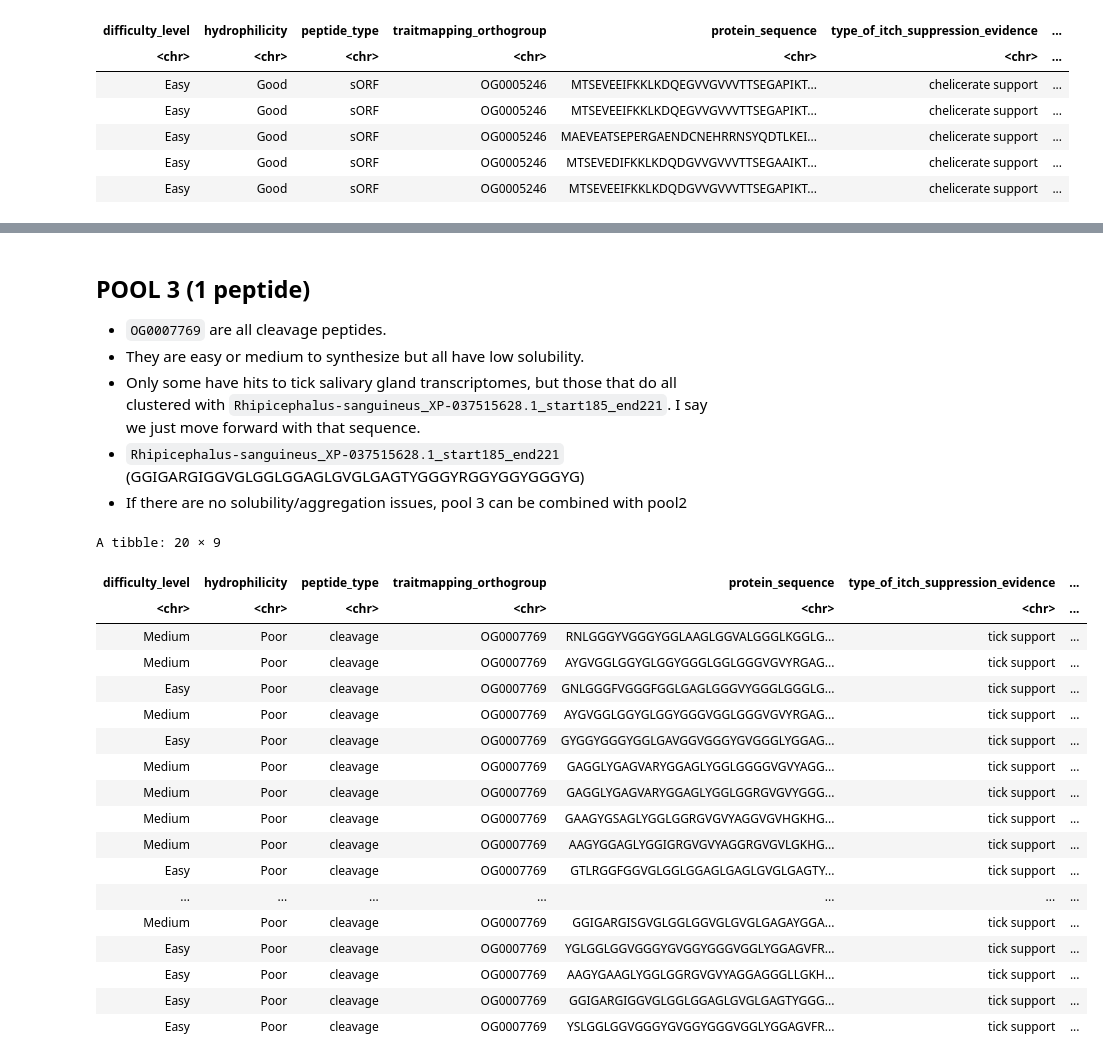
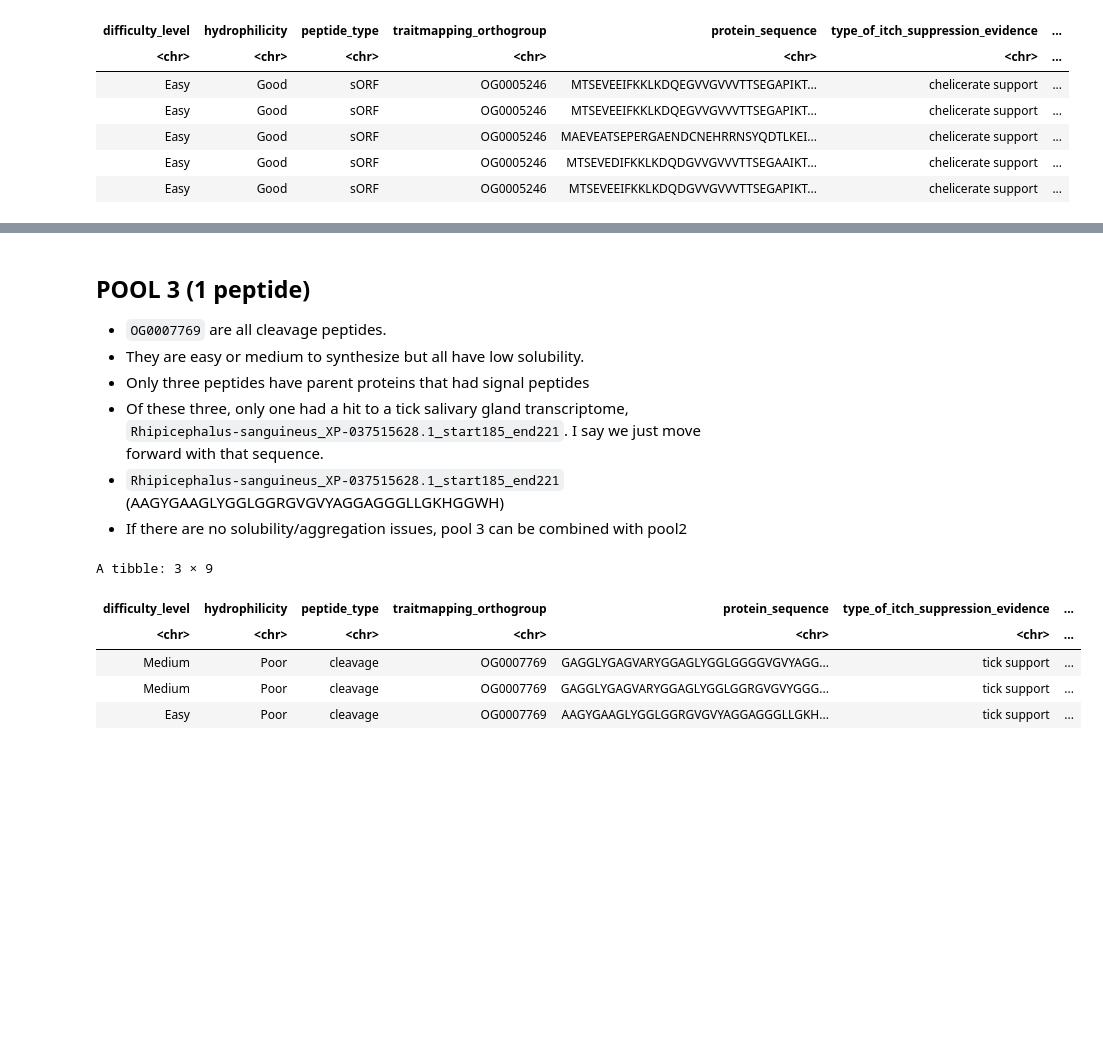
Before and after one commit to Arcadia-Science/2024-chelicerate-phylogenomics-peptides, a Jupyter notebook: notebooks/20240418-peptides-into-pools.ipynb, the cells around one changed output, grey strips where cells are left out. Cells and saved outputs as stored; diff of their text form; code cells hidden in the pictures; blank space fills up the shorter version.

```diff
--- a/notebooks/20240418-peptides-into-pools.ipynb
+++ b/notebooks/20240418-peptides-into-pools.ipynb
@@ -385,38 +347,27 @@ A tibble: 17 × 6
 
 * `OG0007769` are all cleavage peptides.
 * They are easy or medium to synthesize but all have low solubility.
-* Only some have hits to tick salivary gland transcriptomes, but those that do all clustered with `Rhipicephalus-sanguineus_XP-037515628.1_start185_end221`. I say we just move forward with that sequence.
-* `Rhipicephalus-sanguineus_XP-037515628.1_start185_end221` (GGIGARGIGGVGLGGLGGAGLGVGLGAGTYGGGYRGGYGGYGGGYG)
+* Only three peptides have parent proteins that had signal peptides
+* Of these three, only one had a hit to a tick salivary gland transcriptome, `Rhipicephalus-sanguineus_XP-037515628.1_start185_end221`. I say we just move forward with that sequence.
+* `Rhipicephalus-sanguineus_XP-037515628.1_start185_end221` (AAGYGAAGLYGGLGGRGVGVYAGGAGGGLLGKHGGWH)
 * If there are no solubility/aggregation issues, pool 3 can be combined with pool2
 # %%
 OG0007769 <- predictions %>%
+  filter(traitmapping_deepsig_feature == "Signal peptide") %>%
   select(difficulty_level, hydrophilicity, peptide_type, traitmapping_orthogroup, protein_sequence,
            type_of_itch_suppression_evidence, mmseqs2_representative_sequence, peptide_id, evidence_of_itch_suppression, sgpeptide_blast_sseqid) %>%
   filter(traitmapping_orthogroup == "OG0007769") %>%
   filter(difficulty_level %in% c("Easy", "Medium")) %>%
   filter(evidence_of_itch_suppression == "evidence of itch suppression") %>%
   select(-evidence_of_itch_suppression)
 OG0007769
 # %% [output]
-A tibble: 20 × 9
+A tibble: 3 × 9
 | difficulty_level | hydrophilicity | peptide_type | traitmapping_orthogroup | protein_sequence | type_of_itch_suppression_evidence | ... |
 | <chr> | <chr> | <chr> | <chr> | <chr> | <chr> | ... |
-| Medium | Poor | cleavage | OG0007769 | RNLGGGYVGGGYGGLAAGLGGVALGGGLKGGLG... | tick support | ... |
-| Medium | Poor | cleavage | OG0007769 | AYGVGGLGGYGLGGYGGGLGGLGGGVGVYRGAG... | tick support | ... |
-| Easy | Poor | cleavage | OG0007769 | GNLGGGFVGGGFGGLGAGLGGGVYGGGLGGGLG... | tick support | ... |
-| Medium | Poor | cleavage | OG0007769 | AYGVGGLGGYGLGGYGGGVGGLGGGVGVYRGAG... | tick support | ... |
-| Easy | Poor | cleavage | OG0007769 | GYGGYGGGYGGLGAVGGVGGGYGVGGGLYGGAG... | tick support | ... |
 | Medium | Poor | cleavage | OG0007769 | GAGGLYGAGVARYGGAGLYGGLGGGGVGVYAGG... | tick support | ... |
 | Medium | Poor | cleavage | OG0007769 | GAGGLYGAGVARYGGAGLYGGLGGRGVGVYGGG... | tick support | ... |
-| Medium | Poor | cleavage | OG0007769 | GAAGYGSAGLYGGLGGRGVGVYAGGVGVHGKHG... | tick support | ... |
-| Medium | Poor | cleavage | OG0007769 | AAGYGGAGLYGGIGRGVGVYAGGRGVGVLGKHG... | tick support | ... |
-| Easy | Poor | cleavage | OG0007769 | GTLRGGFGGVGLGGLGGAGLGAGLGVGLGAGTY... | tick support | ... |
-| ... | ... | ... | ... | ... | ... | ... |
-| Medium | Poor | cleavage | OG0007769 | GGIGARGISGVGLGGLGGVGLGVGLGAGAYGGA... | tick support | ... |
-| Easy | Poor | cleavage | OG0007769 | YGLGGLGGVGGGYGVGGYGGGVGGLYGGAGVFR... | tick support | ... |
 | Easy | Poor | cleavage | OG0007769 | AAGYGAAGLYGGLGGRGVGVYAGGAGGGLLGKH... | tick support | ... |
-| Easy | Poor | cleavage | OG0007769 | GGIGARGIGGVGLGGLGGAGLGVGLGAGTYGGG... | tick support | ... |
-| Easy | Poor | cleavage | OG0007769 | YSLGGLGGVGGGYGVGGYGGGVGGLYGGAGVFR... | tick support | ... |
 # %%
 # look at annotation information
 predictions %>%
```
Also changed, not shown: parts of 25 cells of this notebook.
